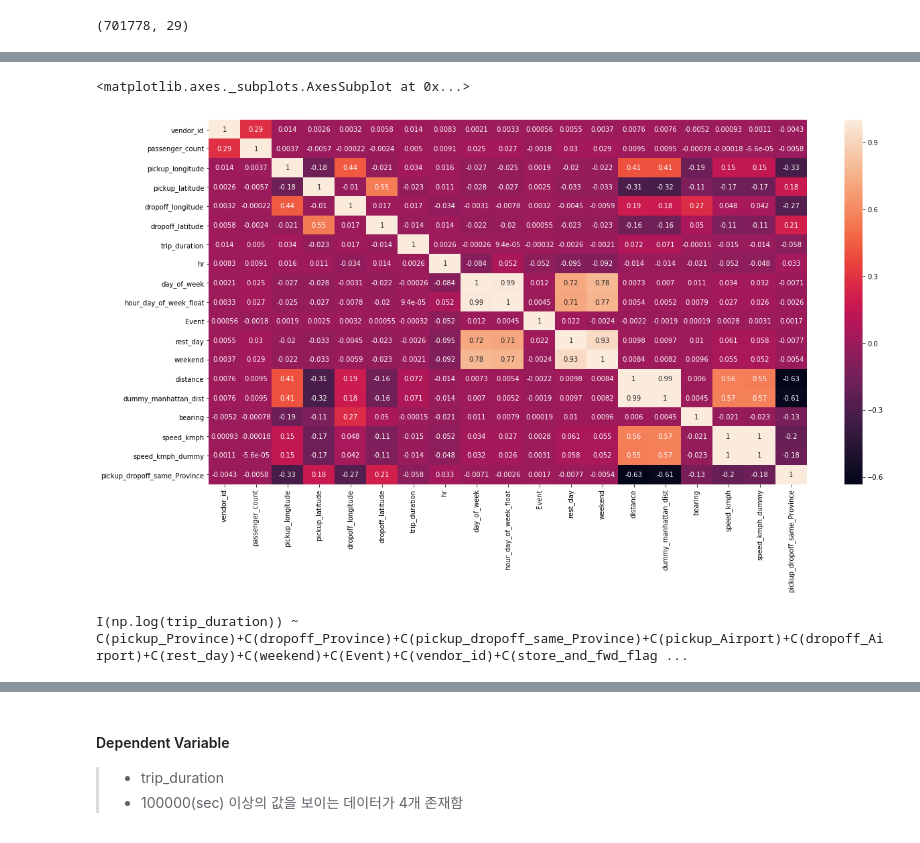
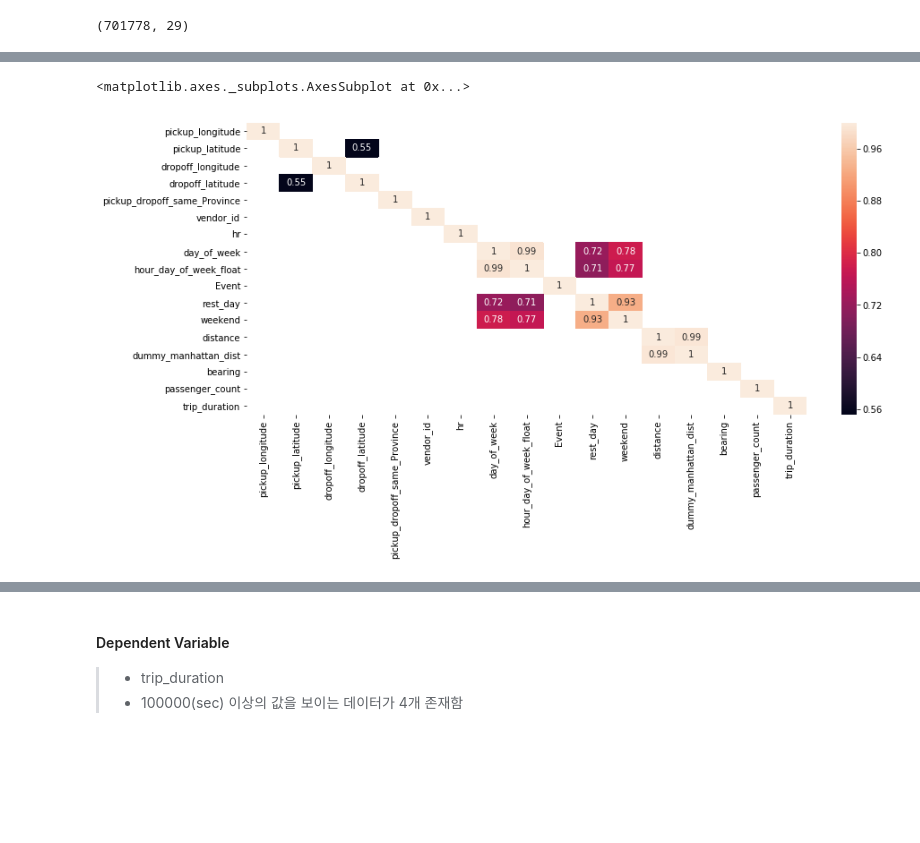
Before and after one commit to buenhyden/TeamProject_Linear_Regression, a Jupyter notebook: TeamProject_Linear_Regression_Analysis_2nd.ipynb, the cells around one changed output, grey strips where cells are left out. Cells and saved outputs as stored; diff of their text form; code cells hidden in the pictures; blank space fills up the shorter version.

```diff
--- a/TeamProject_Linear_Regression_Analysis_2nd.ipynb
+++ b/TeamProject_Linear_Regression_Analysis_2nd.ipynb
@@ -88,3 +39,22 @@ train.drop(['minute','month','day'],axis = 1,inplace = True)
 train.shape
 # %% [output]
 (701778, 29)
+# %%
+identical = 'id'
+depVal = 'trip_duration'
+poslist =['pickup_longitude',
+          'pickup_latitude',
+          'dropoff_longitude',
+          'dropoff_latitude']
+posCatList = ['pickup_Province','dropoff_Province','pickup_dropoff_same_Province','pickup_Airport','dropoff_Airport']
+
+notUseTimeList = ['pickup_datetime', 'dropoff_datetime', 'pickup_date', 'pickup_time']
+notUseSpeedList = ['speed_kmph', 'speed_kmph_dummy']
+cateList = ['vendor_id', 'store_and_fwd_flag','hr', 'day_of_week',
+       'hour_day_of_week_float', 'Event', 'rest_day', 'weekend']
+
+realList = ['distance','dummy_manhattan_dist', 'bearing', 'passenger_count']
+totalCorr = train[poslist+posCatList+cateList+realList+[depVal]].corr()
+plt.figure(figsize=(14,6))
+sns.heatmap(totalCorr, annot=True)
+plt.show()
@@ -91,52 +63,6 @@ train.shape
 # %%
-plt.figure(figsize=(20,10))
-sns.heatmap(train.corr(),annot = True)
+plt.figure(figsize=(14,6))
+sns.heatmap(totalCorr[totalCorr>0.5],annot=True)
 # %% [output]
 <matplotlib.axes._subplots.AxesSubplot at 0x...>
-[figure, old version]
+[figure, new version]
-# %%
-firstIs = 'I(np.log(trip_duration)) ~ '
-
-identicalVar = 'id'
-
-dependentVar = 'trip_duration'
-dateTimeVarList = ['pickup_datetime','dropoff_datetime']
-dateVar = 'pickup_date'
-timeVar = 'pickup_time'
-
-notUsed = ['year','minute']
-
-categoryVarList_1st = ['pickup_Province', 'dropoff_Province',
-'pickup_dropoff_same_Province', 'pickup_Airport', 'dropoff_Airport']
-categoryVarList_2nd = ['rest_day','weekend', 'Event']
-categoryVarList_3rd = ['vendor_id', 'store_and_fwd_flag']
-for w in categoryVarList_1st+categoryVarList_2nd+categoryVarList_3rd:
-    firstIs += 'C({})+'.format(w)
-posVarList = [ 'pickup_longitude', 'pickup_latitude',
-       'dropoff_longitude', 'dropoff_latitude']
-for i in posVarList:
-    firstIs += '{}+'.format(i)
-
-realVarList_1st = ['dummy_manhattan_dist','distance']
-for i in realVarList_1st:
-    firstIs += 'scale(I(np.log({}+0.1)))+'.format(i)
-
-realVarList_2nd = 'scale(bearing)'
-firstIs = firstIs + realVarList_2nd
-#realVarList_2nd = ['hour_day_of_week_float']
-#firstIs = firstIs+'+' + '+'.join(realVarList_2nd) + '+'
-realVarList_3rd =['scale(day_of_week)','scale(hr)']
-firstIs = firstIs+ '+' + '*'.join(realVarList_3rd)+ '+'
-
-realVarList_4th = 'passenger_count'
-firstIs = firstIs + realVarList_4th + '+'
-someProblem = ['speed_kmph','speed_kmph_dummy']
-# 1
-'''
-I(np.log(trip_duration)) ~ C(pickup_Province)*C(dropoff_Province)+C(pickup_dropoff_same_Province)+C(pickup_Airport)+C(dropoff_Airport)+C(rest_day)+C(weekend)+C(Event)+C(vendor_id)+C(store_and_fwd_flag)+pickup_longitude+pickup_latitude+dropoff_longitude+dropoff_latitude+I(np.log(dummy_manhattan_dist+1))+I(np.log(distance+1))+bearing+hour_day_of_week_float+day_of_week+hr+passenger_count+
-'''
-formulaIs1 = firstIs + '0'
-print (formulaIs1)
-cs = categoryVarList_1st+categoryVarList_2nd+categoryVarList_3rd+realVarList_1st+realVarList_3rd+[realVarList_4th]
-# %% [output]
-I(np.log(trip_duration)) ~ C(pickup_Province)+C(dropoff_Province)+C(pickup_dropoff_same_Province)+C(pickup_Airport)+C(dropoff_Airport)+C(rest_day)+C(weekend)+C(Event)+C(vendor_id)+C(store_and_fwd_flag ...
```
Also changed, not shown: parts of 103 cells of this notebook, 1 other file.
